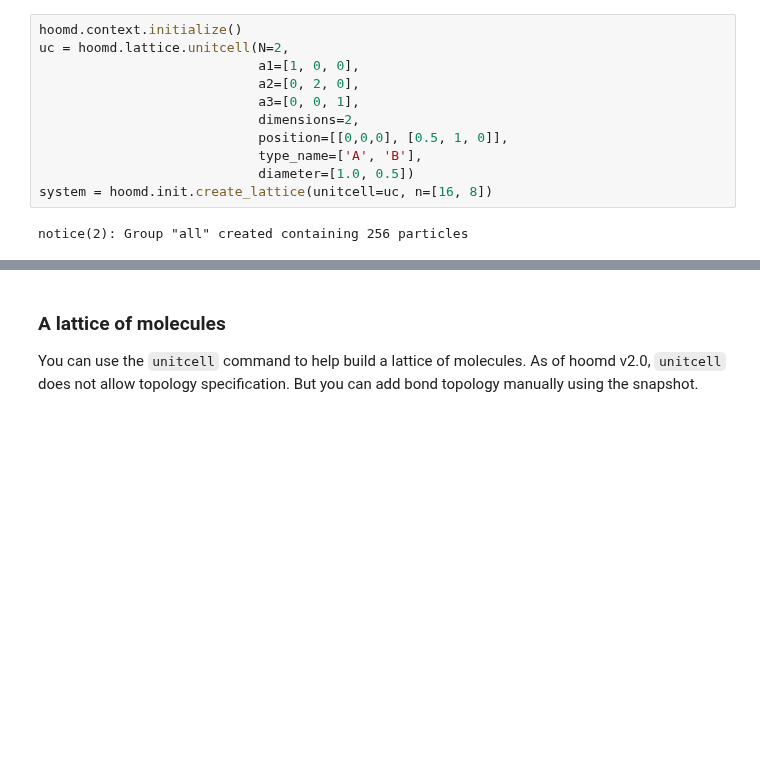
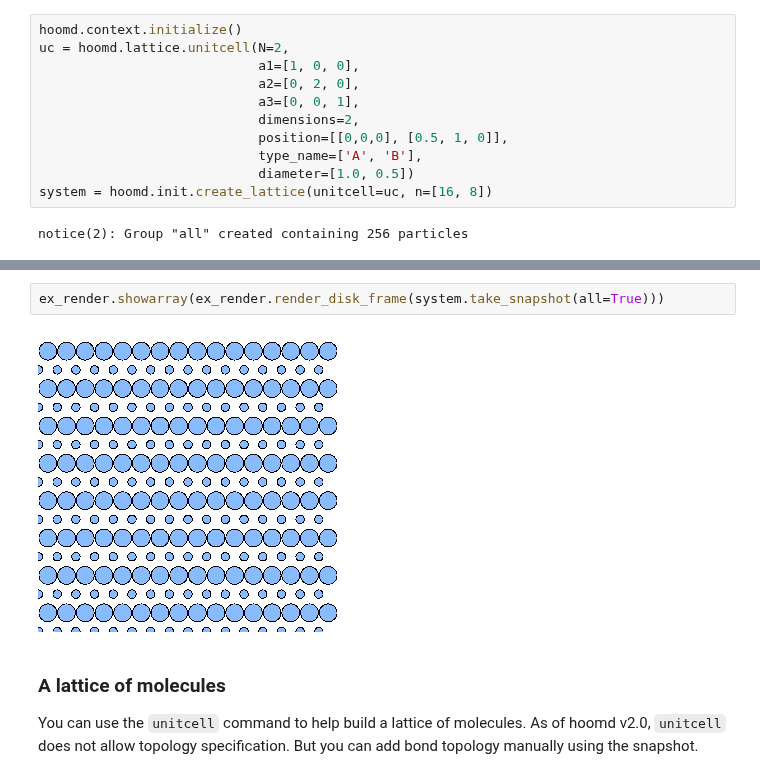
Before and after one commit to glotzerlab/hoomd-examples, a Jupyter notebook: basic/Create Lattice.ipynb, the cells around one changed output, grey strips where cells are left out. Drawn from its saved outputs; the diff is of its cells as text; blank space fills up the shorter version.

```diff
--- a/basic/Create Lattice.ipynb
+++ b/basic/Create Lattice.ipynb
@@ -75,3 +73,7 @@ show(p);
+# %%
+ex_render.showarray(ex_render.render_disk_frame(system.take_snapshot(all=True)))
+# %% [output]
+[figure, added]
 # %% [markdown]
 ### A lattice of molecules
 
```
Also changed, not shown: parts of 11 cells of this notebook, 8 other files.
